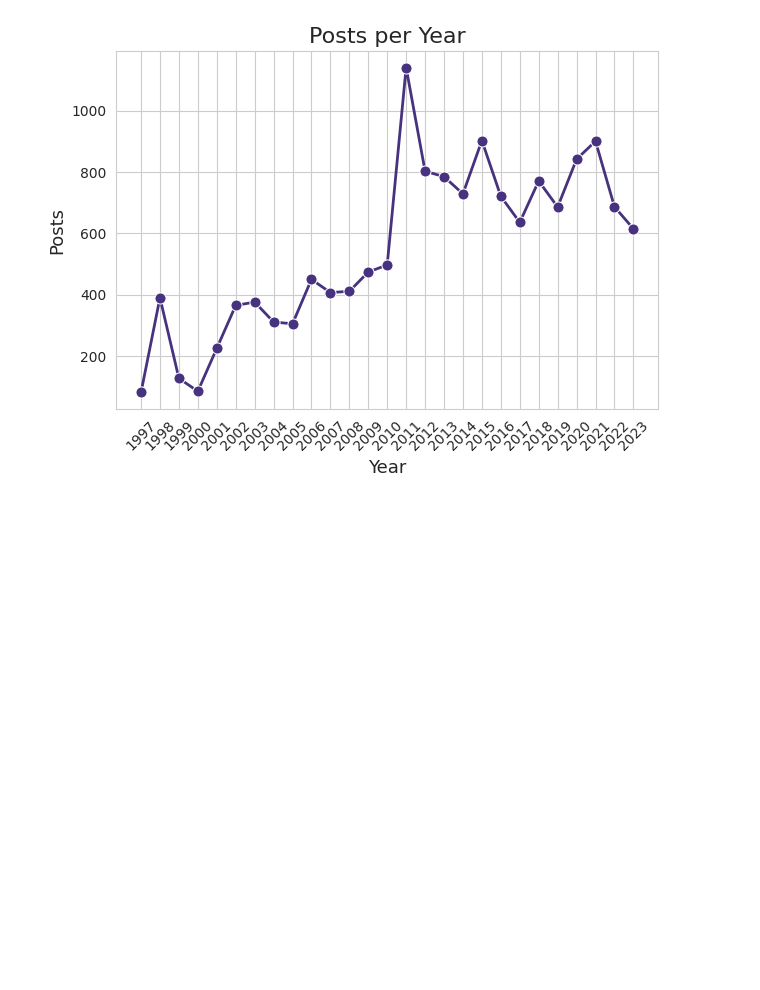
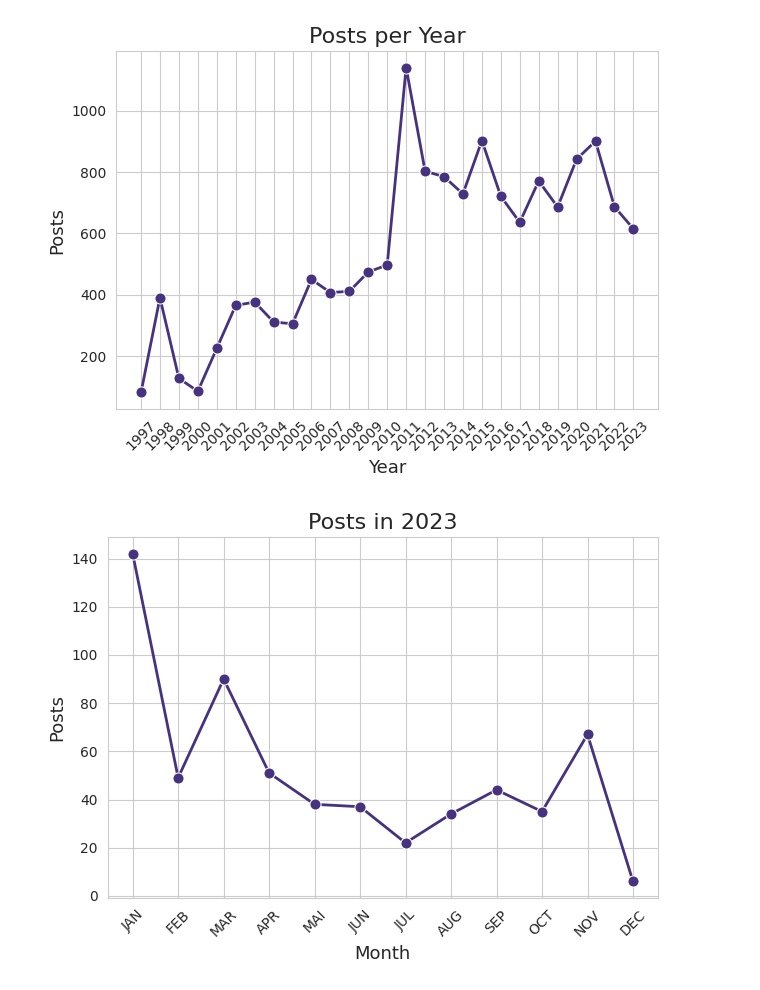
Before and after one commit to thomjur/ygg-report, a Jupyter notebook: DataTransformation.ipynb, the cells around one changed output. Saved outputs shown, nothing was run; the diff lists cells and outputs as text; code cells hidden in the pictures; blank space fills up the shorter version.

Commit message:
posts in year visu added

```diff
--- a/DataTransformation.ipynb
+++ b/DataTransformation.ipynb
@@ -340,3 +339,24 @@ def plot_posts_per_year(emails):
 plot_posts_per_year(content)
 # %% [output]
 [figure]
+# %%
+def plot_posts_in_year(emails, year: int):
+    '''Function to plot the number of posts/month of a particular year.
+
+    '''
+    dict_ = dict()
+    for month,data in emails[year].items():
+        if month != "counter":
+            dict_[MONTH_MAPPING[month]] = data["counter"]
+    df = pd.DataFrame(dict_.items(), columns=["Month", "Posts"])
+    sns.lineplot(x=df["Month"], y=df["Posts"], marker='o', markersize=8, linestyle='-', linewidth=2)
+    plt.title(f"Posts in {year}", fontsize=16)
+    plt.xlabel("Month", fontsize=13)
+    plt.xticks(rotation=45)
+    plt.ylabel("Posts", fontsize=13)
+    plt.tight_layout()
+    plt.savefig(f"posts_in_{year}.png")
+# %%
+plot_posts_in_year(content,2023)
+# %% [output]
+[figure, added]
```
Also changed, not shown: parts of 2 cells of this notebook, 1 other file.
